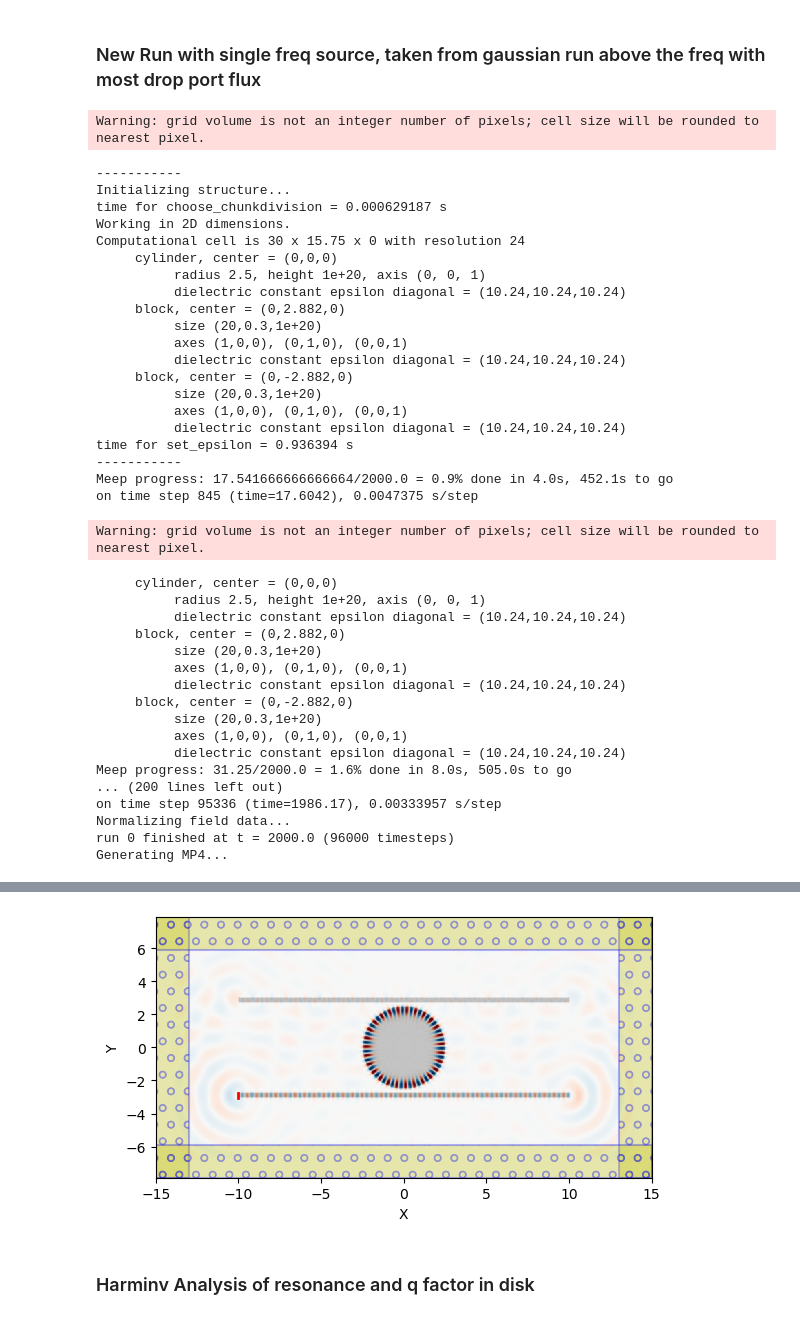
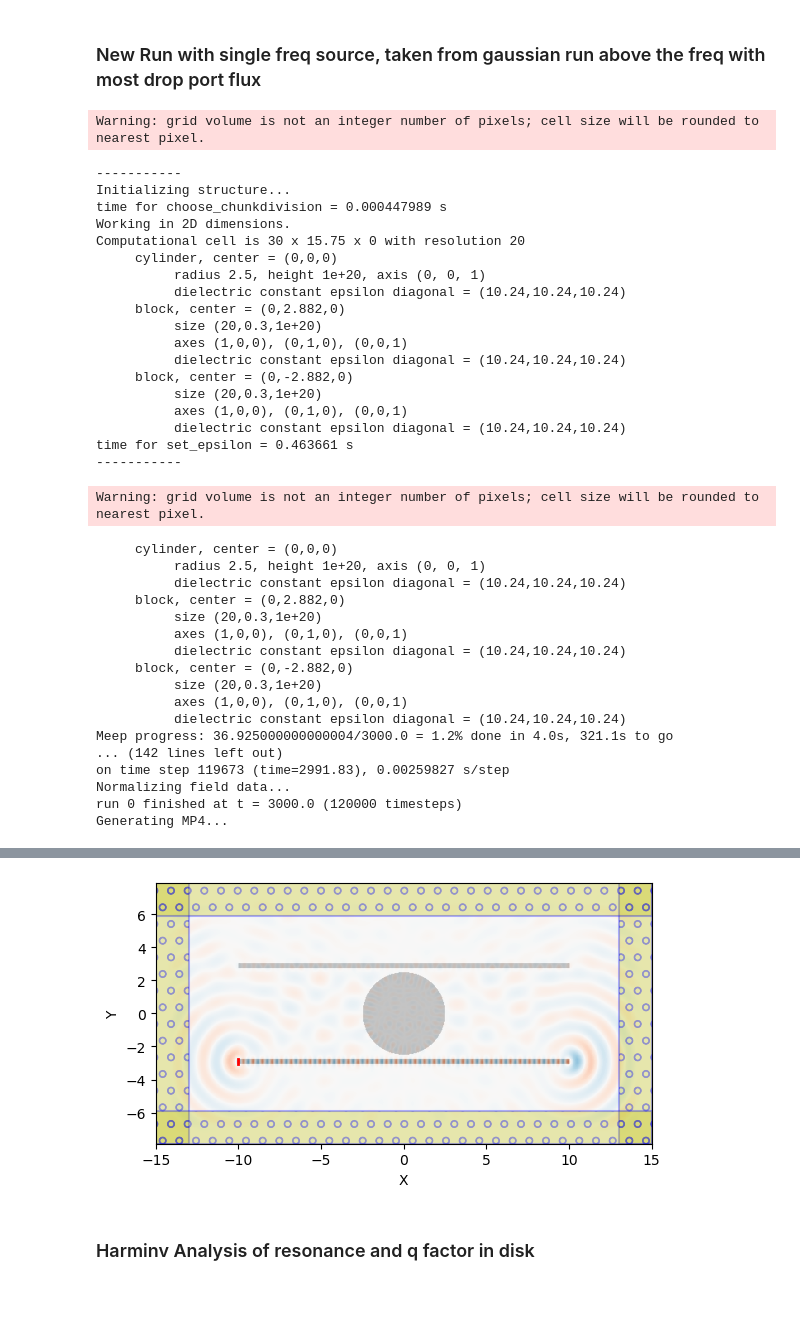
Before and after one commit to Luxchen77/Tunable-Disk-Resonator-Meep-, a Jupyter notebook: meep_clean_sim_waveguide_disk.ipynb, the cells around one changed output, grey strips where cells are left out. Drawn from its saved outputs; the diff is of its cells as text; code cells hidden in the pictures.

```diff
--- a/meep_clean_sim_waveguide_disk.ipynb
+++ b/meep_clean_sim_waveguide_disk.ipynb
@@ -133,7 +133,7 @@ sim = mp.Simulation(cell_size=cell,
 trans_flux_bus = sim.add_flux(f_cen, df, nfreq, flux_region_bus)
 trans_flux_drop = sim.add_flux(f_cen, df, nfreq, flux_region_drop)
 
-sim.run(until_after_sources=mp.stop_when_fields_decayed(50, mp.Ez, mp.Vector3(), 1e-3))
+sim.run(until_after_sources=mp.stop_when_fields_decayed(50, mp.Ez, mp.Vector3(), 1e-5))
 
 
 frequencies = np.array(mp.get_flux_freqs(trans_flux_bus))
@@ -151,7 +151,7 @@ freq_thz = frequencies * c0 / um_scale / 1e12
 res_freq_thz = res_freq * c0 / um_scale / 1e12
 
 # Plot
-plt.figure(figsize=(8,5))
+plt.figure(figsize=(16,5))
 plt.plot(freq_thz, flux_bus, label='Bus (top, right)')
 plt.plot(freq_thz, flux_drop, label='Drop (bottom, left)')
 plt.axvline(res_freq_thz, color='r', ls='--', label=f'Peak (drop) = {res_freq_thz:.2f} THz')
@@ -200,7 +200,7 @@ source_y = - (disk_radius + gap + wg_width/2)
 
 
 nfreq = 500
-resolution = 24  # pixels/um
+resolution = 20  # pixels/um
 
 
 sources_res = [mp.Source(mp.ContinuousSource(frequency=res_freq),
@@ -258,57 +258,55 @@ elif typeof_run == 1:
     # -----------------------------
     # Run the simulation, capturing frames
     # -----------------------------
-    sim_res.run(mp.at_every(20, animate), until=2000)
+    sim_res.run(mp.at_every(20, animate), until=3000)
 
     # -----------------------------
     # Export to MP4 *and* show inline
     # -----------------------------
     mp4_filename = "animation_test.mp4"
-    animate.to_mp4(fps=10, filename=mp4_filename)
+    animate.to_mp4(fps=15, filename=mp4_filename)
 
     display(Video(mp4_filename, embed=True))
 # %% [output]
 Warning: grid volume is not an integer number of pixels; cell size will be rounded to nearest pixel.
 -----------
 Initializing structure...
-time for choose_chunkdivision = 0.000629187 s
+time for choose_chunkdivision = 0.000447989 s
 Working in 2D dimensions.
-Computational cell is 30 x 15.75 x 0 with resolution 24
+Computational cell is 30 x 15.75 x 0 with resolution 20
      cylinder, center = (0,0,0)
           radius 2.5, height 1e+20, axis (0, 0, 1)
           dielectric constant epsilon diagonal = (10.24,10.24,10.24)
      block, center = (0,2.882,0)
           size (20,0.3,1e+20)
           axes (1,0,0), (0,1,0), (0,0,1)
           dielectric constant epsilon diagonal = (10.24,10.24,10.24)
      block, center = (0,-2.882,0)
           size (20,0.3,1e+20)
           axes (1,0,0), (0,1,0), (0,0,1)
           dielectric constant epsilon diagonal = (10.24,10.24,10.24)
-time for set_epsilon = 0.936394 s
+time for set_epsilon = 0.463661 s
 -----------
-Meep progress: 17.541666666666664/2000.0 = 0.9% done in 4.0s, 452.1s to go
-on time step 845 (time=17.6042), 0.0047375 s/step
 Warning: grid volume is not an integer number of pixels; cell size will be rounded to nearest pixel.
      cylinder, center = (0,0,0)
           radius 2.5, height 1e+20, axis (0, 0, 1)
           dielectric constant epsilon diagonal = (10.24,10.24,10.24)
      block, center = (0,2.882,0)
           size (20,0.3,1e+20)
           axes (1,0,0), (0,1,0), (0,0,1)
           dielectric constant epsilon diagonal = (10.24,10.24,10.24)
      block, center = (0,-2.882,0)
           size (20,0.3,1e+20)
           axes (1,0,0), (0,1,0), (0,0,1)
           dielectric constant epsilon diagonal = (10.24,10.24,10.24)
-Meep progress: 31.25/2000.0 = 1.6% done in 8.0s, 505.0s to go
-... (200 lines left out)
-on time step 95336 (time=1986.17), 0.00333957 s/step
+Meep progress: 36.925000000000004/3000.0 = 1.2% done in 4.0s, 321.1s to go
+... (142 lines left out)
+on time step 119673 (time=2991.83), 0.00259827 s/step
 Normalizing field data...
-run 0 finished at t = 2000.0 (96000 timesteps)
+run 0 finished at t = 3000.0 (120000 timesteps)
 Generating MP4...
 [interactive output not drawn]
-[figure, old version]
+[figure, new version]
 # %% [markdown]
 ### Harminv Analysis of resonance and q factor in disk
 # %% [markdown]
```
Also changed, not shown: parts of 1 cell of this notebook, 1 other file.
